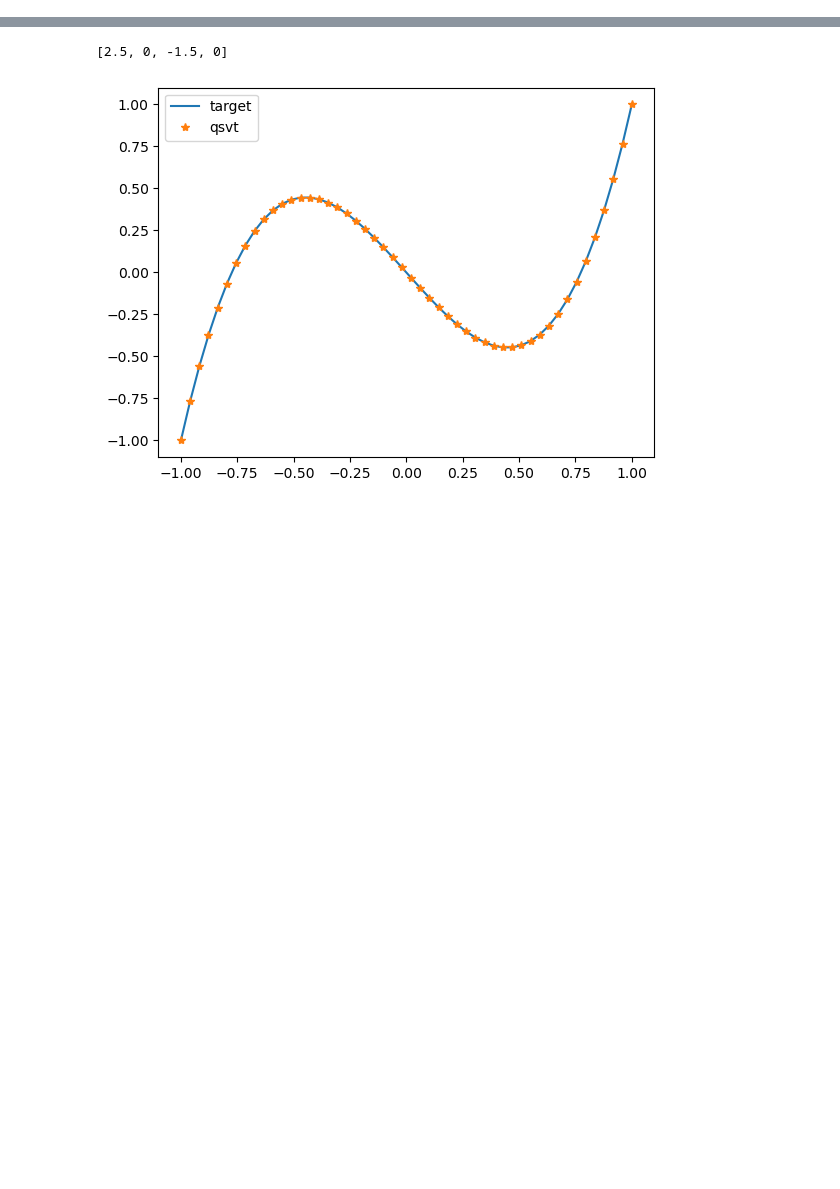
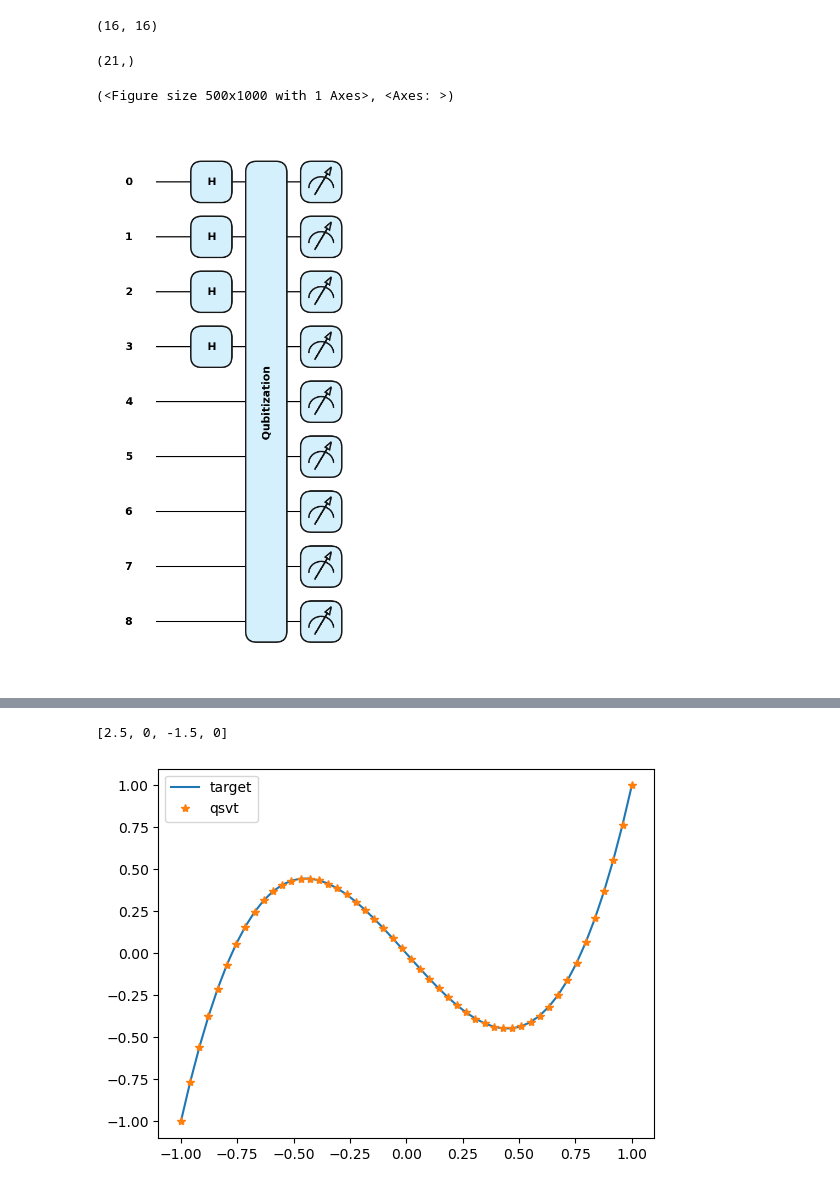
Before and after one commit to schauu/vqe_U, a Jupyter notebook: Qubitization/lcu.ipynb, the cells around one changed output, grey strips where cells are left out. Drawn from its saved outputs; the diff is of its cells as text; code cells hidden in the pictures; blank space fills up the shorter version.

```diff
--- a/Qubitization/lcu.ipynb
+++ b/Qubitization/lcu.ipynb
@@ -63,0 +113,14 @@ Estimated eigenvalue ≈ -1.0
+# %%
+U_k[0].shape
+# %% [output]
+(16, 16)
+# %%
+alpha_k.shape
+# %% [output]
+(21,)
+# %%
+circuit_diagram = qml.draw_mpl(circuit, style='pennylane')
+print(circuit_diagram())
+# %% [output]
+(<Figure size 500x1000 with 1 Axes>, <Axes: >)
+[figure, added]
```
Also changed, not shown: parts of 28 cells of this notebook, 1 other file.
